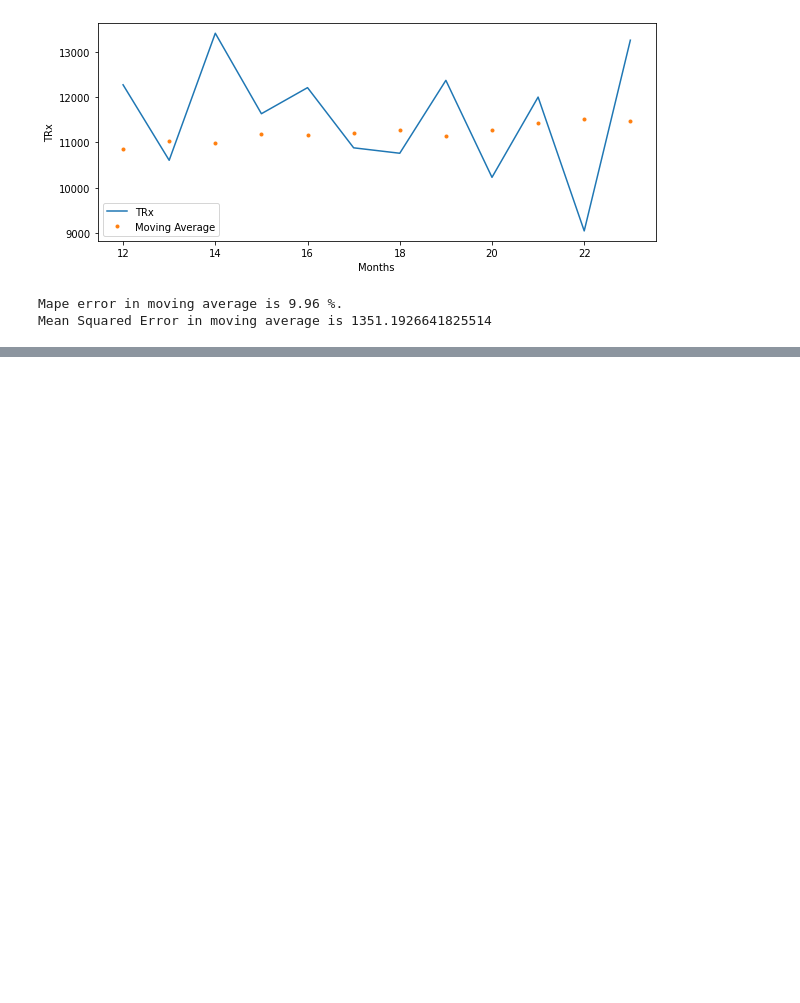
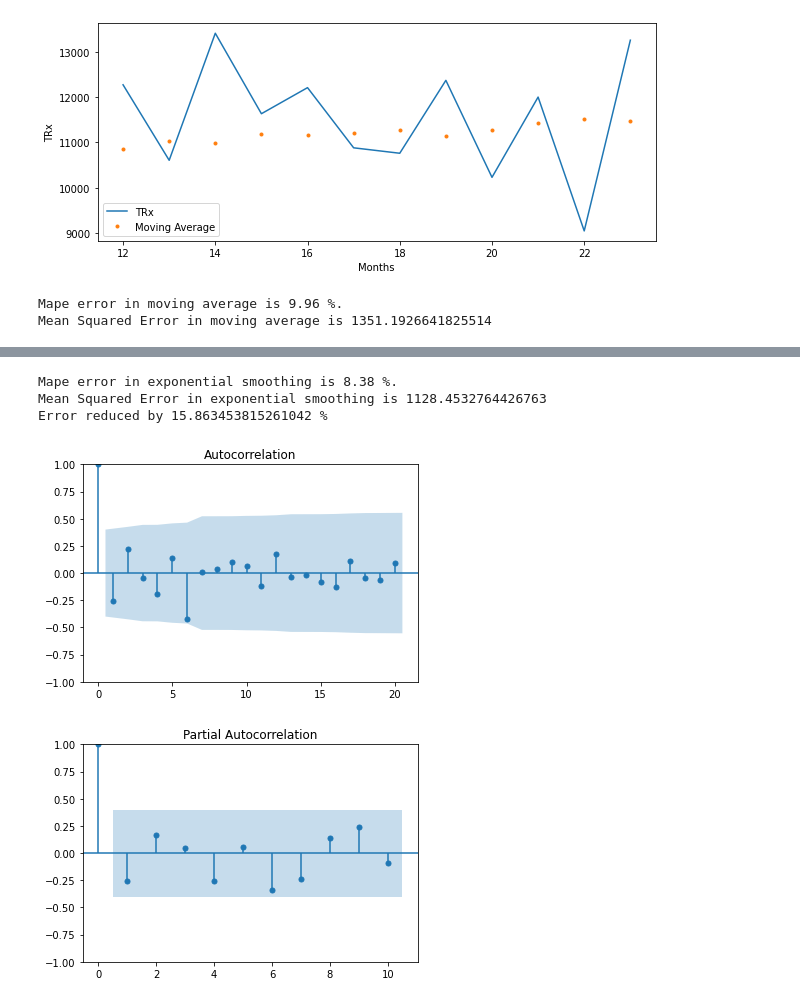
Before and after one commit to Amoghm123/pharmatest, a Jupyter notebook: Untitled.ipynb, the cells around one changed output, grey strips where cells are left out. Drawn from its saved outputs; the diff is of its cells as text; code cells hidden in the pictures; blank space fills up the shorter version.

```diff
--- a/Untitled.ipynb
+++ b/Untitled.ipynb
@@ -256,0 +290,19 @@ Mean Squared Error in moving average is 1351.1926641825514
+# %%
+mse_ewm = np.sqrt(mean_squared_error(final_dataset['TRX'][12:].values , final_dataset['EWM'][12:].values))
+mape_ewm = get_mape(final_dataset['TRX'][12:].values , final_dataset['EWM'][12:].values)
+print('Mape error in exponential smoothing is', mape_ewm , '%.')
+print('Mean Squared Error in exponential smoothing is', mse_ewm )
+print('Error reduced by', (mape_mavg-mape_ewm)*100/mape_mavg , '%')
+# %% [output]
+Mape error in exponential smoothing is 8.38 %.
+Mean Squared Error in exponential smoothing is 1128.4532764426763
+Error reduced by 15.863453815261042 %
+# %%
+#To identify the value of lag(k)
+from statsmodels.graphics.tsaplots import plot_acf , plot_pacf
+
+acf_plot = plot_acf(final_dataset.TRX, lags =20)
+pacf_plot = plot_pacf(final_dataset.TRX , lags =10)
+# %% [output]
+[figure, added]
+[figure, added]
```
Also changed, not shown: parts of 9 cells of this notebook.
